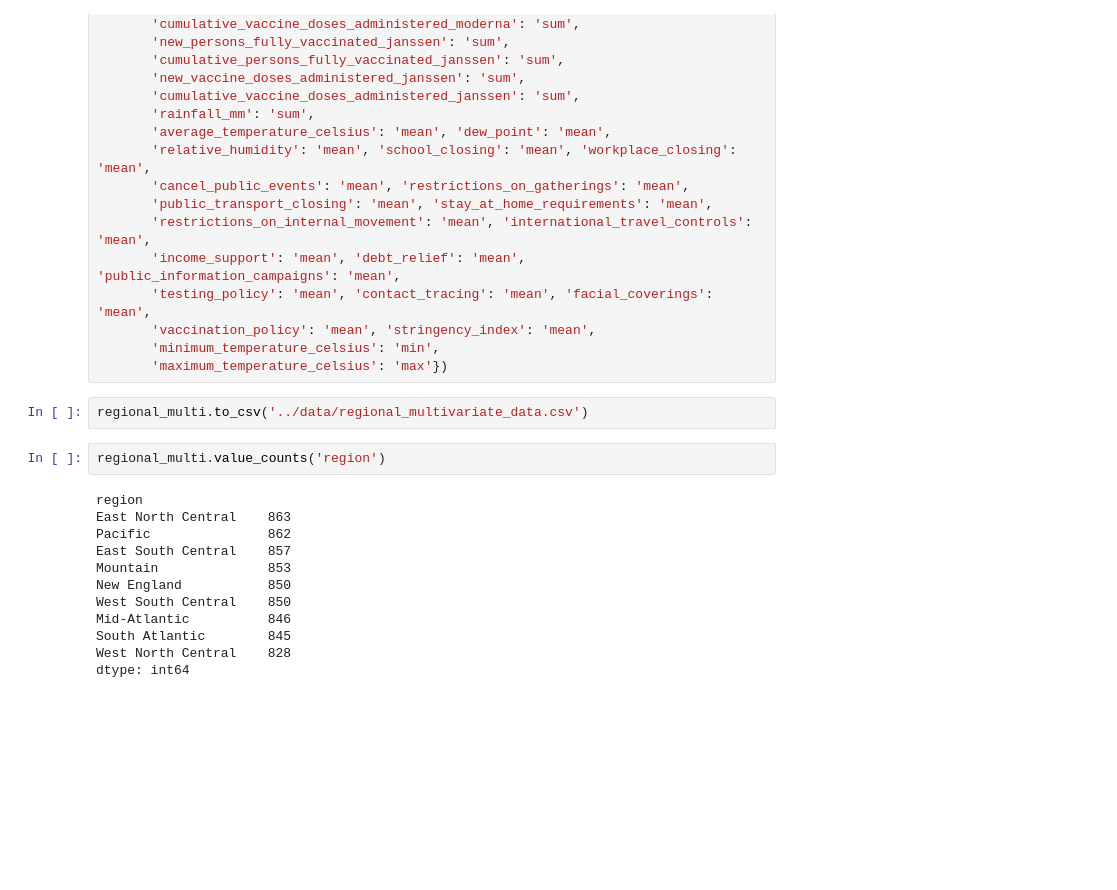
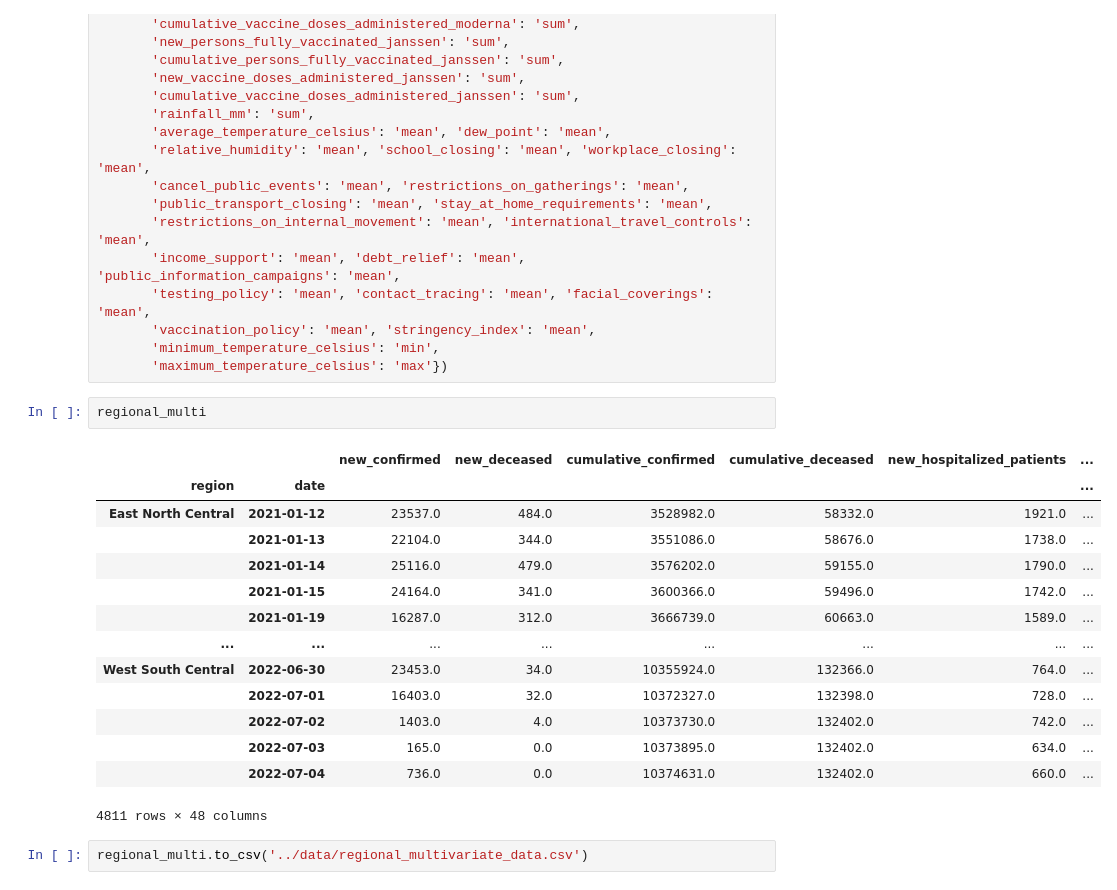
Before and after one commit to benmagevney/Stat390-Project, a Jupyter notebook: data_preparation/build_multivariate_data.ipynb, the cells around one changed output. Cells and saved outputs as stored; diff of their text form; blank space fills up the shorter version.

```diff
--- a/data_preparation/build_multivariate_data.ipynb
+++ b/data_preparation/build_multivariate_data.ipynb
@@ -176,19 +182,22 @@ regional_multi = grouped.agg({'new_confirmed': 'sum', 'new_deceased': 'sum',
        'vaccination_policy': 'mean', 'stringency_index': 'mean',
        'minimum_temperature_celsius': 'min',
        'maximum_temperature_celsius': 'max'})
+# %%
+regional_multi
+# %% [output]
+|  |  | new_confirmed | new_deceased | cumulative_confirmed | cumulative_deceased | new_hospitalized_patients | ... |
+| region | date |  |  |  |  |  | ... |
+| East North Central | 2021-01-12 | 23537.0 | 484.0 | 3528982.0 | 58332.0 | 1921.0 | ... |
+|  | 2021-01-13 | 22104.0 | 344.0 | 3551086.0 | 58676.0 | 1738.0 | ... |
+|  | 2021-01-14 | 25116.0 | 479.0 | 3576202.0 | 59155.0 | 1790.0 | ... |
+|  | 2021-01-15 | 24164.0 | 341.0 | 3600366.0 | 59496.0 | 1742.0 | ... |
+|  | 2021-01-19 | 16287.0 | 312.0 | 3666739.0 | 60663.0 | 1589.0 | ... |
+| ... | ... | ... | ... | ... | ... | ... | ... |
+| West South Central | 2022-06-30 | 23453.0 | 34.0 | 10355924.0 | 132366.0 | 764.0 | ... |
+|  | 2022-07-01 | 16403.0 | 32.0 | 10372327.0 | 132398.0 | 728.0 | ... |
+|  | 2022-07-02 | 1403.0 | 4.0 | 10373730.0 | 132402.0 | 742.0 | ... |
+|  | 2022-07-03 | 165.0 | 0.0 | 10373895.0 | 132402.0 | 634.0 | ... |
+|  | 2022-07-04 | 736.0 | 0.0 | 10374631.0 | 132402.0 | 660.0 | ... |
+4811 rows × 48 columns
 # %%
 regional_multi.to_csv('../data/regional_multivariate_data.csv')
-# %%
-regional_multi.value_counts('region')
-# %% [output]
-region
-East North Central    863
-Pacific               862
-East South Central    857
-Mountain              853
-New England           850
-West South Central    850
-Mid-Atlantic          846
-South Atlantic        845
-West North Central    828
-dtype: int64
```
Also changed, not shown: parts of 17 cells of this notebook, 3 other files.
